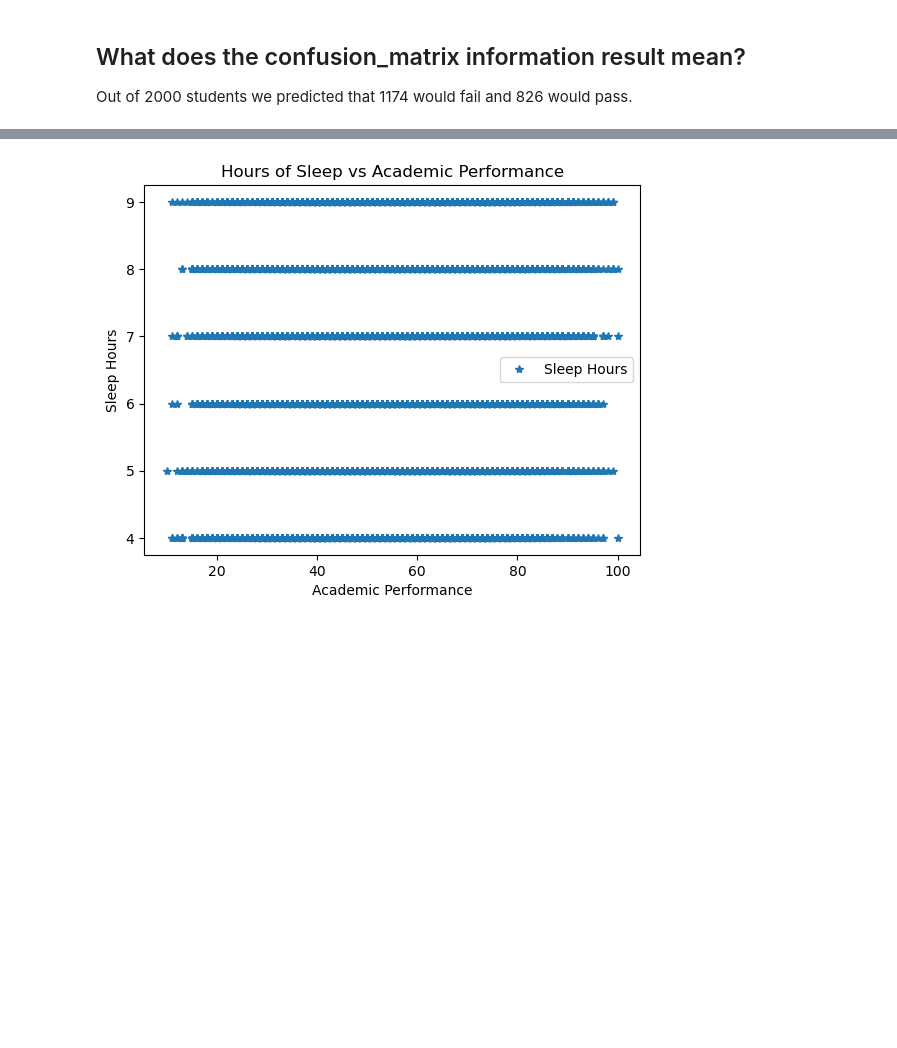
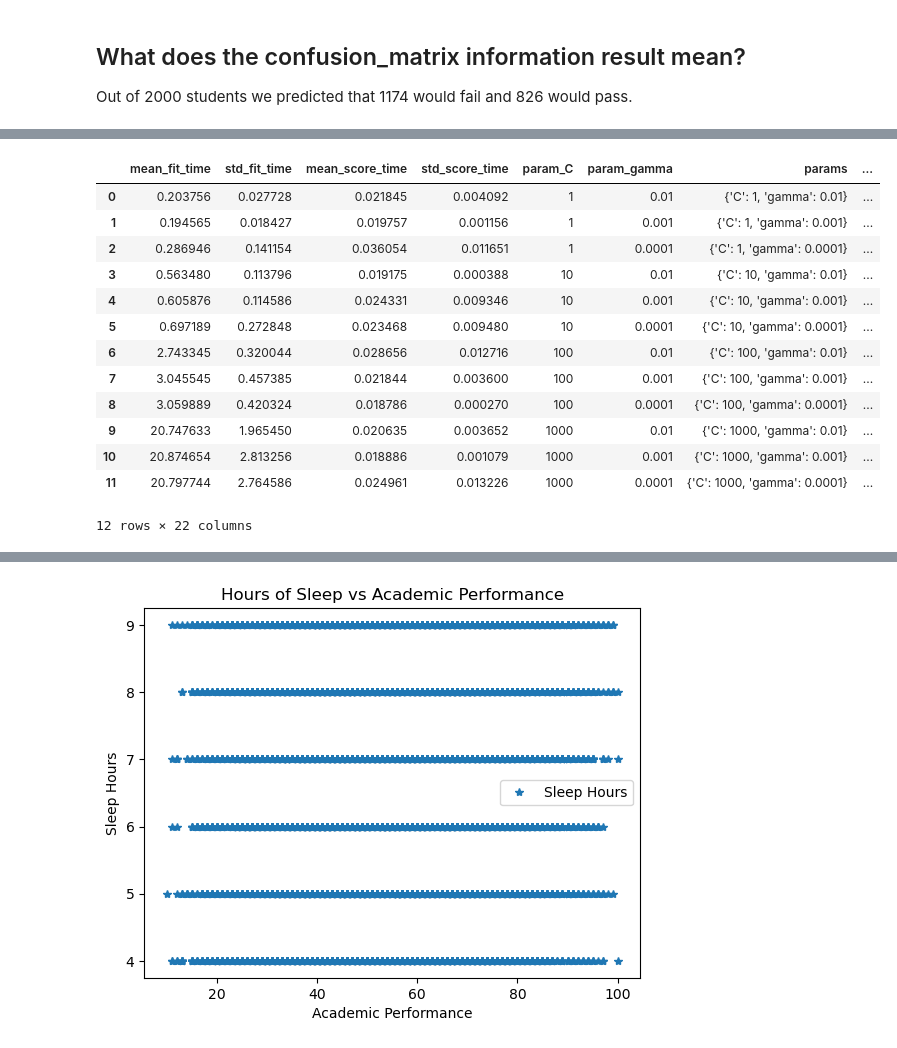
Before and after one commit to burnsjohn1/CCT-Dublin-Machine-Learning-CA1, a Jupyter notebook: CA1-Machine Learning.ipynb, the cells around one changed output, grey strips where cells are left out. Saved outputs shown, nothing was run; the diff lists cells and outputs as text; code cells hidden in the pictures; blank space fills up the shorter version.

```diff
--- a/CA1-Machine Learning.ipynb
+++ b/CA1-Machine Learning.ipynb
@@ -492,0 +506,5 @@ Out of 2000 students we predicted that 1174 would fail and 826 would pass.
+# %%
+# set hyperparameters
+hyper_params = [ {'gamma': [0.01, 0.001, 0.0001],
+                     'C': [1, 10, 100, 1000]}] # ,
+ #                    'ker': ['linear', 'rbf']}]
@@ -492,0 +547,19 @@ Out of 2000 students we predicted that 1174 would fail and 826 would pass.
+# %%
+# cv results
+cv_results = pd.DataFrame(model_cv.cv_results_)
+cv_results
+# %% [output]
+|  | mean_fit_time | std_fit_time | mean_score_time | std_score_time | param_C | param_gamma | params | ... |
+| 0 | 0.203756 | 0.027728 | 0.021845 | 0.004092 | 1 | 0.01 | {'C': 1, 'gamma': 0.01} | ... |
+| 1 | 0.194565 | 0.018427 | 0.019757 | 0.001156 | 1 | 0.001 | {'C': 1, 'gamma': 0.001} | ... |
+| 2 | 0.286946 | 0.141154 | 0.036054 | 0.011651 | 1 | 0.0001 | {'C': 1, 'gamma': 0.0001} | ... |
+| 3 | 0.563480 | 0.113796 | 0.019175 | 0.000388 | 10 | 0.01 | {'C': 10, 'gamma': 0.01} | ... |
+| 4 | 0.605876 | 0.114586 | 0.024331 | 0.009346 | 10 | 0.001 | {'C': 10, 'gamma': 0.001} | ... |
+| 5 | 0.697189 | 0.272848 | 0.023468 | 0.009480 | 10 | 0.0001 | {'C': 10, 'gamma': 0.0001} | ... |
+| 6 | 2.743345 | 0.320044 | 0.028656 | 0.012716 | 100 | 0.01 | {'C': 100, 'gamma': 0.01} | ... |
+| 7 | 3.045545 | 0.457385 | 0.021844 | 0.003600 | 100 | 0.001 | {'C': 100, 'gamma': 0.001} | ... |
+| 8 | 3.059889 | 0.420324 | 0.018786 | 0.000270 | 100 | 0.0001 | {'C': 100, 'gamma': 0.0001} | ... |
+| 9 | 20.747633 | 1.965450 | 0.020635 | 0.003652 | 1000 | 0.01 | {'C': 1000, 'gamma': 0.01} | ... |
+| 10 | 20.874654 | 2.813256 | 0.018886 | 0.001079 | 1000 | 0.001 | {'C': 1000, 'gamma': 0.001} | ... |
+| 11 | 20.797744 | 2.764586 | 0.024961 | 0.013226 | 1000 | 0.0001 | {'C': 1000, 'gamma': 0.0001} | ... |
+12 rows × 22 columns
```
Also changed, not shown: parts of 10 cells of this notebook.
